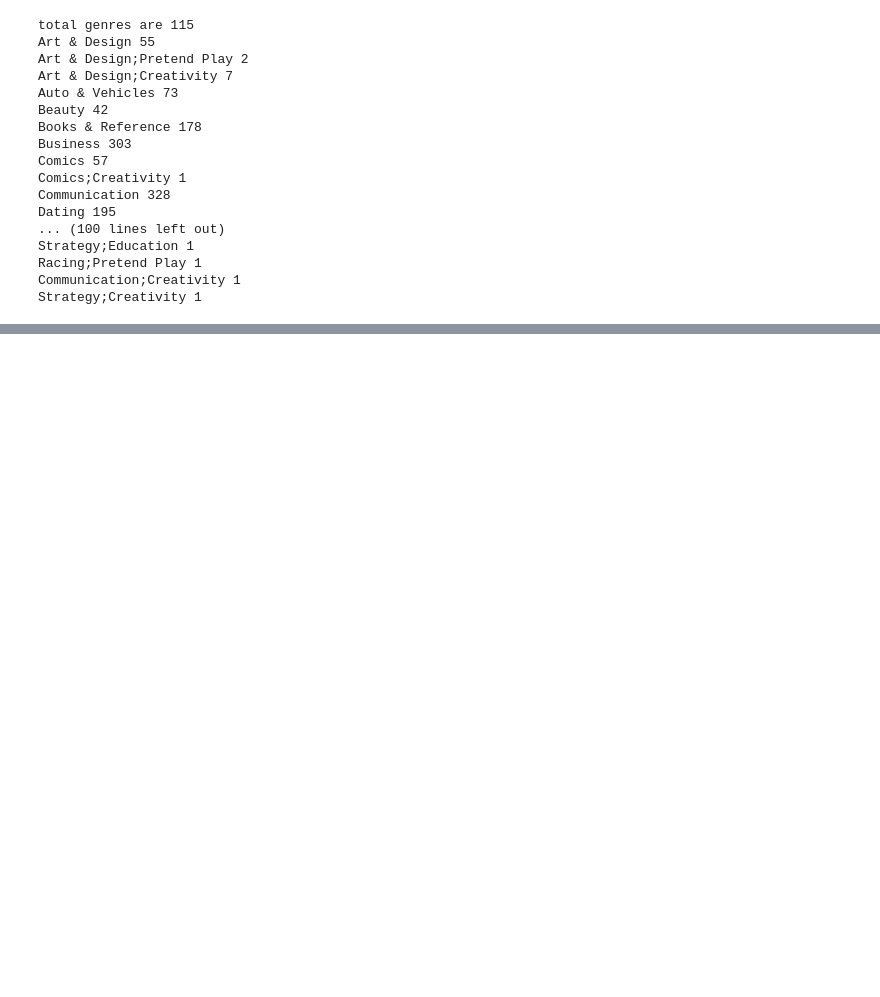
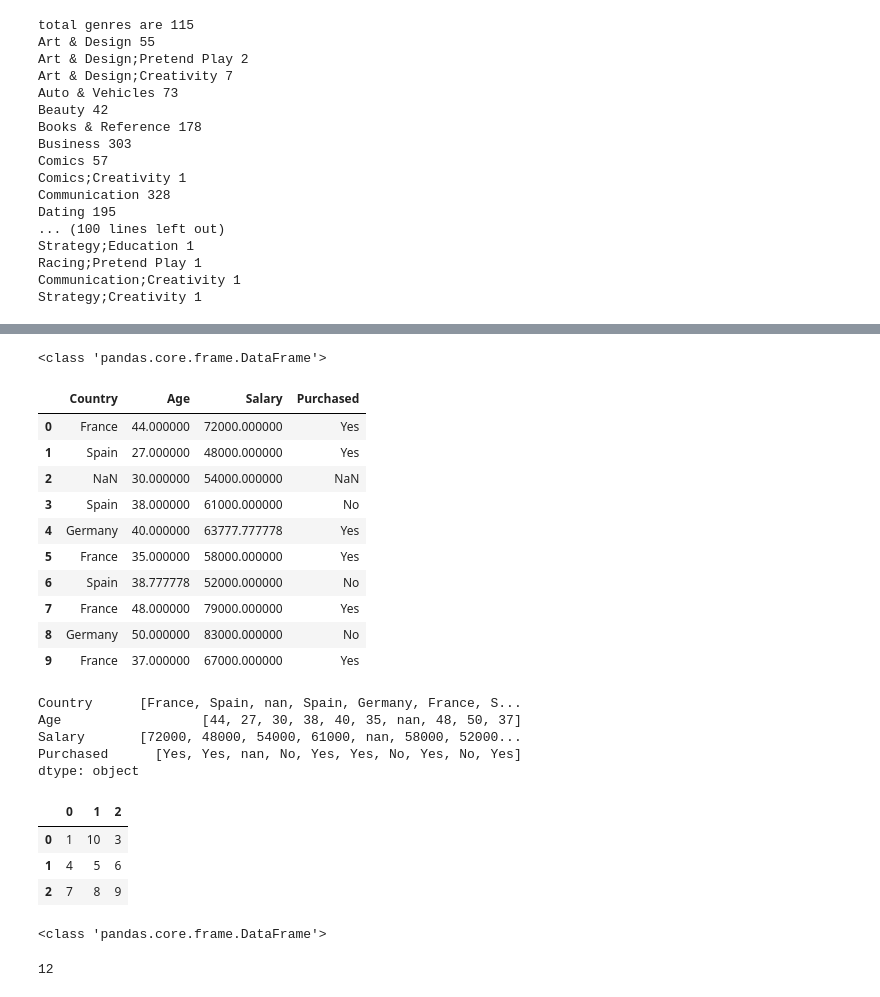
Before and after one commit to rishee-05/PYTHON, a Jupyter notebook: libraries/pandas/data-preprocessing.ipynb, the cells around one changed output, grey strips where cells are left out. Saved outputs shown, nothing was run; the diff lists cells and outputs as text; code cells hidden in the pictures; blank space fills up the shorter version.

```diff
--- a/libraries/pandas/data-preprocessing.ipynb
+++ b/libraries/pandas/data-preprocessing.ipynb
@@ -363,0 +418,56 @@ Strategy;Creativity 1
+# %%
+df
+print(type(df))
+# %% [output]
+<class 'pandas.core.frame.DataFrame'>
+# %%
+imputer = SimpleImputer(missing_values=np.nan, strategy="mean")
+df[["Age", "Salary"]] = imputer.fit_transform(df[["Age", "Salary"]])
+# %%
+df
+# %% [output]
+|  | Country | Age | Salary | Purchased |
+| 0 | France | 44.000000 | 72000.000000 | Yes |
+| 1 | Spain | 27.000000 | 48000.000000 | Yes |
+| 2 | NaN | 30.000000 | 54000.000000 | NaN |
+| 3 | Spain | 38.000000 | 61000.000000 | No |
+| 4 | Germany | 40.000000 | 63777.777778 | Yes |
+| 5 | France | 35.000000 | 58000.000000 | Yes |
+| 6 | Spain | 38.777778 | 52000.000000 | No |
+| 7 | France | 48.000000 | 79000.000000 | Yes |
+| 8 | Germany | 50.000000 | 83000.000000 | No |
+| 9 | France | 37.000000 | 67000.000000 | Yes |
+# %%
+#  Python, dictionary keys must be unique, but two or more keys can have the same values.
+data = {
+    'Country': ['France', 'Spain', np.nan, 'Spain', 'Germany', 'France', 'Spain', 'France', 'Germany', 'France'],
+    'Age': [44, 27, 30, 38, 40, 35, np.nan, 48, 50, 37],
+    'Salary': [72000, 48000, 54000, 61000, np.nan, 58000, 52000, 79000, 83000, 67000],
+    'Purchased': ['Yes', 'Yes', np.nan, 'No', 'Yes', 'Yes', 'No', 'Yes', 'No', 'Yes']
+}
+type(data)
+pd.DataFrame(data)
+pd.Series(data)
+# %% [output]
+Country      [France, Spain, nan, Spain, Germany, France, S...
+Age                  [44, 27, 30, 38, 40, 35, nan, 48, 50, 37]
+Salary       [72000, 48000, 54000, 61000, nan, 58000, 52000...
+Purchased      [Yes, Yes, nan, No, Yes, Yes, No, Yes, No, Yes]
+dtype: object
+# %%
+data = [[1,2,3],[4,5,6],[7,8,9]]
+data[0][1]= 10
+data
+df = pd.DataFrame(data)
+df
+# %% [output]
+|  | 0 | 1 | 2 |
+| 0 | 1 | 10 | 3 |
+| 1 | 4 | 5 | 6 |
+| 2 | 7 | 8 | 9 |
+# %%
+print(type(df))
+df[0].sum()
+# %% [output]
+<class 'pandas.core.frame.DataFrame'>
+12
```
Also changed, not shown: parts of 8 cells of this notebook, 1 other file.
